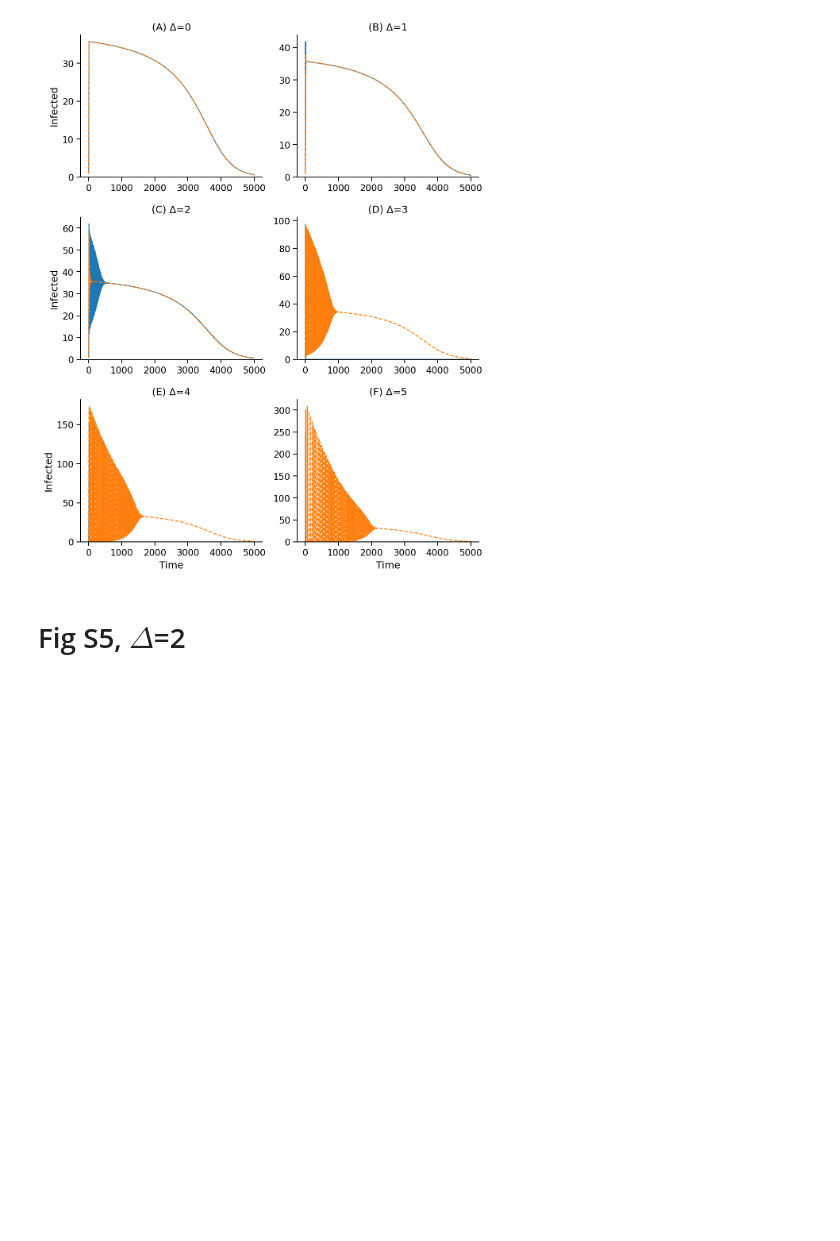
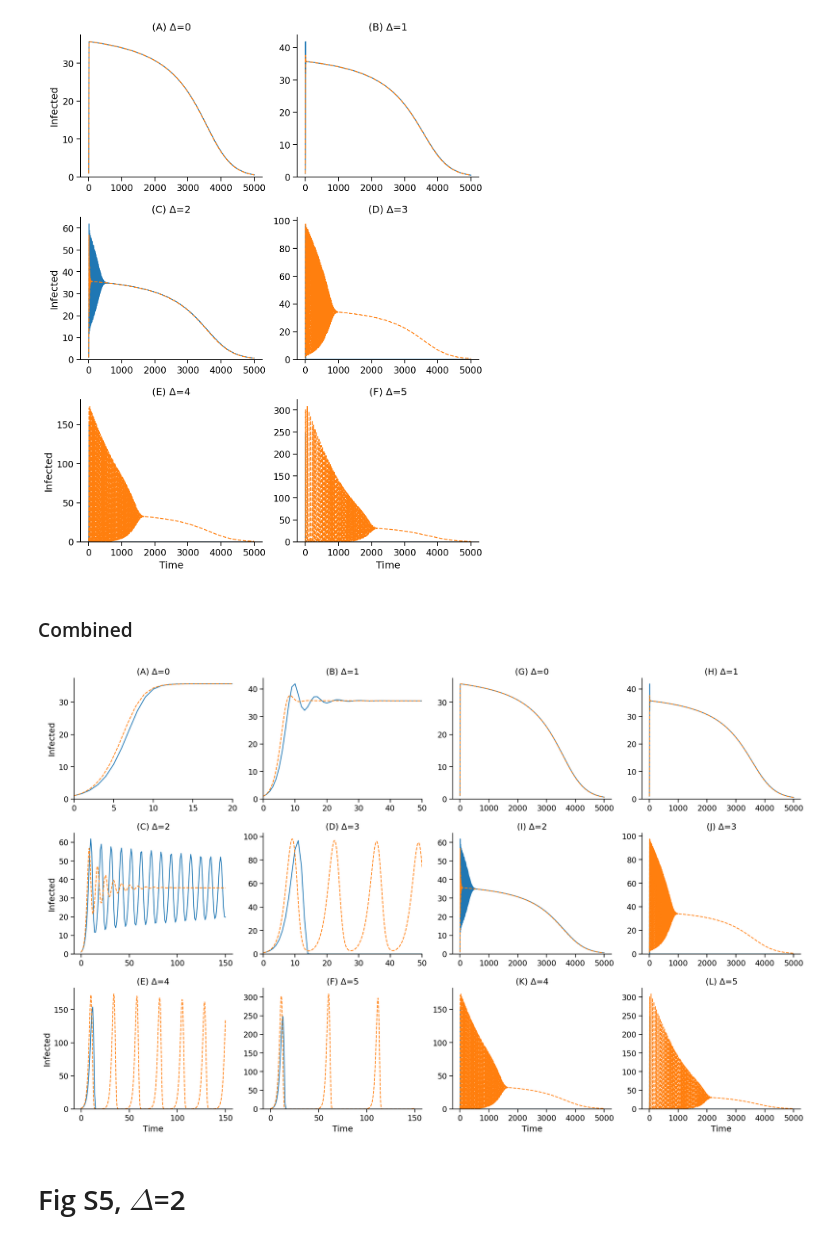
Before and after one commit to yoavram/SanJose, a Jupyter notebook: notebooks/model-SIR.ipynb, the cells around one changed output. Saved outputs shown, nothing was run; the diff lists cells and outputs as text; code cells hidden in the pictures; blank space fills up the shorter version.

```diff
--- a/notebooks/model-SIR.ipynb
+++ b/notebooks/model-SIR.ipynb
@@ -242,6 +277,39 @@ sns.despine()
 plt.savefig('../figures/fig1-SIR-long.pdf', dpi=100)
 # %% [output]
 [figure]
+# %% [markdown]
+### Combined
+# %%
+fig, axes = plt.subplots(3, 4, figsize=(8*2, 3.33*3))
+axes1, axes2 = axes[:, :2], axes[:, 2:]
+for Δ_, ax, label, res in zip(Δs, axes1.flat, 'ABCDEF', results_Δs):
+    Idis, t, Icont = res
+    ax.plot(Idis)
+    ax.plot(t, Icont, '--')
+    ax.set_ylim(0, None)
+    ax.set_title("({}) Δ={}".format(label, Δ_))
+axes1[0,0].set_xlim(0, 20)
+axes1[0,1].set_xlim(0, 50)
+axes1[1,1].set_xlim(0, 50)
+for ax in axes1[:,0]: ax.set_ylabel('Infected')
+for ax in axes1[2]: ax.set_xlabel('Time')
+
+for Δ_, ax, label, res in zip(Δs, axes2.flat, 'GHIJKLMN', results_Δs_long):
+    Idis, t, Icont = res
+    ax.plot(Idis)
+    ax.plot(t, Icont, '--')
+    ax.set_ylim(0, None)
+    ax.set_title("({}) Δ={}".format(label, Δ_))
+
+# for ax in axes2[:,0]: ax.set_ylabel('Infected')
+for ax in axes2[2]: ax.set_xlabel('Time')
+# axes2[-1, -1].set_xlim(0, 150)
+
+fig.tight_layout()
+sns.despine()
+plt.savefig('../figures/figS1.pdf', dpi=100)
+# %% [output]
+[figure, added]
 # %% [markdown]
 # Fig S5, $\Delta$=2
 # %%
```
Also changed, not shown: parts of 13 cells of this notebook.
